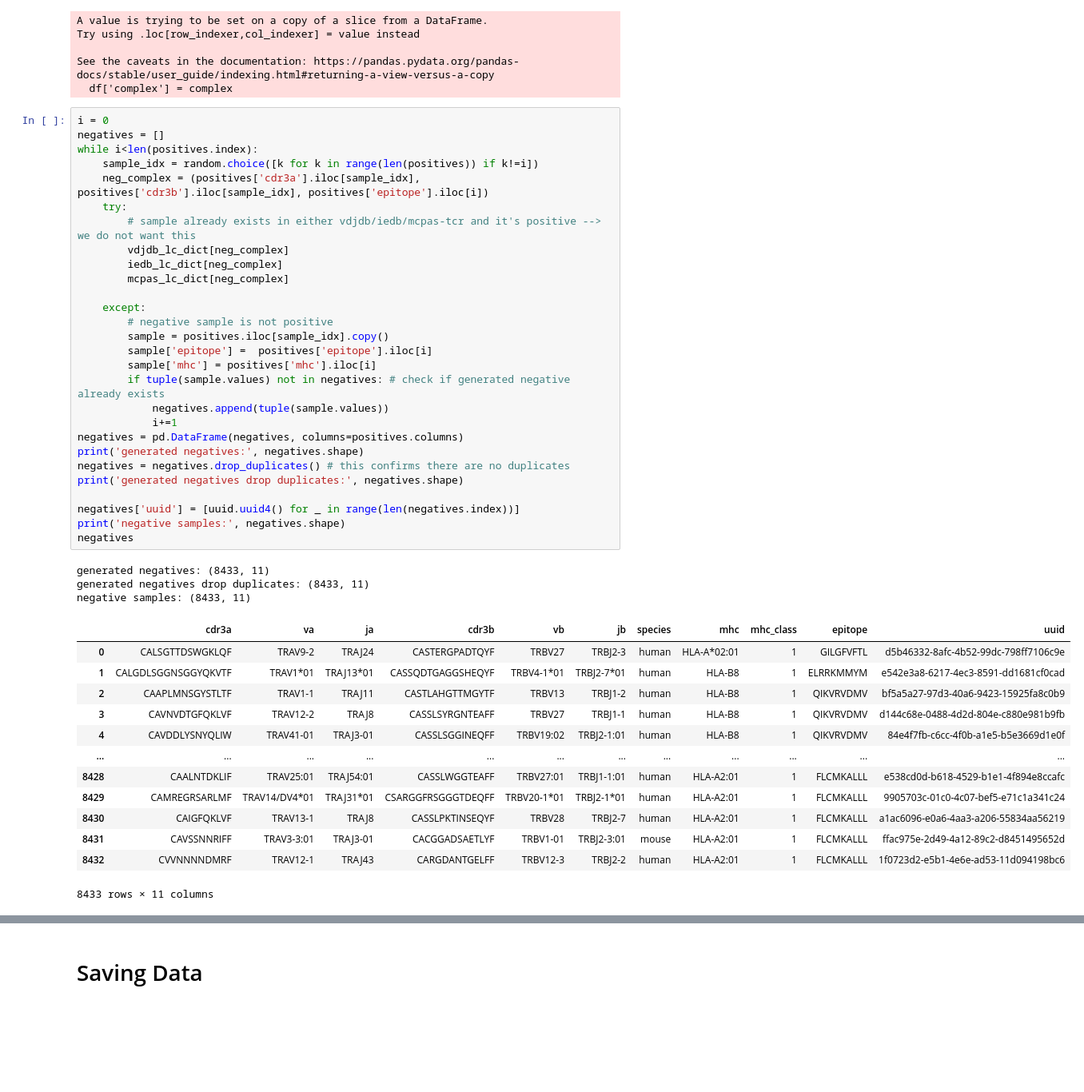
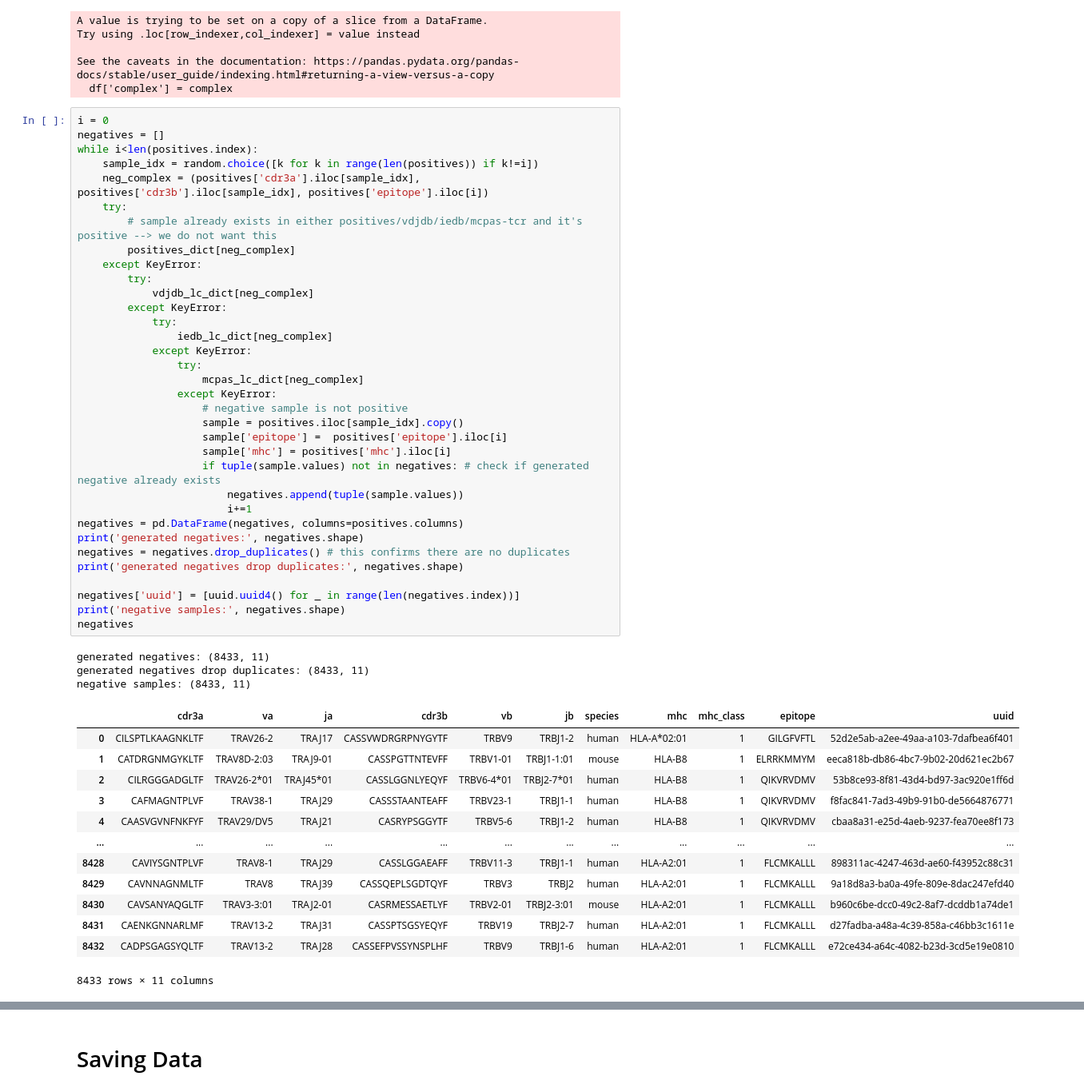
Before and after one commit to jgbrasier/tcrpmhc-binding, a Jupyter notebook: dataprep.ipynb, the cells around one changed output, grey strips where cells are left out. Shown at 80% size. Saved outputs shown, nothing was run; the diff lists cells and outputs as text; blank space fills up the shorter version.

Commit message:
final neg samples

```diff
--- a/dataprep.ipynb
+++ b/dataprep.ipynb
@@ -226,45 +226,51 @@ See the caveats in the documentation: https://pandas.pydata.org/pandas-docs/stab
 # %%
 i = 0
 negatives = []
 while i<len(positives.index):
     sample_idx = random.choice([k for k in range(len(positives)) if k!=i])
     neg_complex = (positives['cdr3a'].iloc[sample_idx], positives['cdr3b'].iloc[sample_idx], positives['epitope'].iloc[i])
     try:
-        # sample already exists in either vdjdb/iedb/mcpas-tcr and it's positive --> we do not want this
-        vdjdb_lc_dict[neg_complex]
-        iedb_lc_dict[neg_complex]
-        mcpas_lc_dict[neg_complex]
-
-    except:
-        # negative sample is not positive
-        sample = positives.iloc[sample_idx].copy()
-        sample['epitope'] =  positives['epitope'].iloc[i]
-        sample['mhc'] = positives['mhc'].iloc[i]
-        if tuple(sample.values) not in negatives: # check if generated negative already exists
-            negatives.append(tuple(sample.values))
-            i+=1
+        # sample already exists in either positives/vdjdb/iedb/mcpas-tcr and it's positive --> we do not want this
+        positives_dict[neg_complex]
+    except KeyError:
+        try:
+            vdjdb_lc_dict[neg_complex]
+        except KeyError:
+            try:
+                iedb_lc_dict[neg_complex]
+            except KeyError:
+                try:
+                    mcpas_lc_dict[neg_complex]
+                except KeyError:
+                    # negative sample is not positive
+                    sample = positives.iloc[sample_idx].copy()
+                    sample['epitope'] =  positives['epitope'].iloc[i]
+                    sample['mhc'] = positives['mhc'].iloc[i]
+                    if tuple(sample.values) not in negatives: # check if generated negative already exists
+                        negatives.append(tuple(sample.values))
+                        i+=1
 negatives = pd.DataFrame(negatives, columns=positives.columns)
 print('generated negatives:', negatives.shape)
 negatives = negatives.drop_duplicates() # this confirms there are no duplicates
 print('generated negatives drop duplicates:', negatives.shape)
 
 negatives['uuid'] = [uuid.uuid4() for _ in range(len(negatives.index))]
 print('negative samples:', negatives.shape)
 negatives
 # %% [output]
 generated negatives: (8433, 11)
 generated negatives drop duplicates: (8433, 11)
 negative samples: (8433, 11)
 |  | cdr3a | va | ja | cdr3b | vb | jb | species | mhc | mhc_class | epitope | uuid |
-| 0 | CALSGTTDSWGKLQF | TRAV9-2 | TRAJ24 | CASTERGPADTQYF | TRBV27 | TRBJ2-3 | human | HLA-A*02:01 | 1 | GILGFVFTL | d5b46332-8afc-4b52-99dc-798ff7106c9e |
-| 1 | CALGDLSGGNSGGYQKVTF | TRAV1*01 | TRAJ13*01 | CASSQDTGAGGSHEQYF | TRBV4-1*01 | TRBJ2-7*01 | human | HLA-B8 | 1 | ELRRKMMYM | e542e3a8-6217-4ec3-8591-dd1681cf0cad |
-| 2 | CAAPLMNSGYSTLTF | TRAV1-1 | TRAJ11 | CASTLAHGTTMGYTF | TRBV13 | TRBJ1-2 | human | HLA-B8 | 1 | QIKVRVDMV | bf5a5a27-97d3-40a6-9423-15925fa8c0b9 |
-| 3 | CAVNVDTGFQKLVF | TRAV12-2 | TRAJ8 | CASSLSYRGNTEAFF | TRBV27 | TRBJ1-1 | human | HLA-B8 | 1 | QIKVRVDMV | d144c68e-0488-4d2d-804e-c880e981b9fb |
-| 4 | CAVDDLYSNYQLIW | TRAV41-01 | TRAJ3-01 | CASSLSGGINEQFF | TRBV19:02 | TRBJ2-1:01 | human | HLA-B8 | 1 | QIKVRVDMV | 84e4f7fb-c6cc-4f0b-a1e5-b5e3669d1e0f |
+| 0 | CILSPTLKAAGNKLTF | TRAV26-2 | TRAJ17 | CASSVWDRGRPNYGYTF | TRBV9 | TRBJ1-2 | human | HLA-A*02:01 | 1 | GILGFVFTL | 52d2e5ab-a2ee-49aa-a103-7dafbea6f401 |
+| 1 | CATDRGNMGYKLTF | TRAV8D-2:03 | TRAJ9-01 | CASSPGTTNTEVFF | TRBV1-01 | TRBJ1-1:01 | mouse | HLA-B8 | 1 | ELRRKMMYM | eeca818b-db86-4bc7-9b02-20d621ec2b67 |
+| 2 | CILRGGGADGLTF | TRAV26-2*01 | TRAJ45*01 | CASSLGGNLYEQYF | TRBV6-4*01 | TRBJ2-7*01 | human | HLA-B8 | 1 | QIKVRVDMV | 53b8ce93-8f81-43d4-bd97-3ac920e1ff6d |
+| 3 | CAFMAGNTPLVF | TRAV38-1 | TRAJ29 | CASSSTAANTEAFF | TRBV23-1 | TRBJ1-1 | human | HLA-B8 | 1 | QIKVRVDMV | f8fac841-7ad3-49b9-91b0-de5664876771 |
+| 4 | CAASVGVNFNKFYF | TRAV29/DV5 | TRAJ21 | CASRYPSGGYTF | TRBV5-6 | TRBJ1-2 | human | HLA-B8 | 1 | QIKVRVDMV | cbaa8a31-e25d-4aeb-9237-fea70ee8f173 |
 | ... | ... | ... | ... | ... | ... | ... | ... | ... | ... | ... | ... |
-| 8428 | CAALNTDKLIF | TRAV25:01 | TRAJ54:01 | CASSLWGGTEAFF | TRBV27:01 | TRBJ1-1:01 | human | HLA-A2:01 | 1 | FLCMKALLL | e538cd0d-b618-4529-b1e1-4f894e8ccafc |
-| 8429 | CAMREGRSARLMF | TRAV14/DV4*01 | TRAJ31*01 | CSARGGFRSGGGTDEQFF | TRBV20-1*01 | TRBJ2-1*01 | human | HLA-A2:01 | 1 | FLCMKALLL | 9905703c-01c0-4c07-bef5-e71c1a341c24 |
-| 8430 | CAIGFQKLVF | TRAV13-1 | TRAJ8 | CASSLPKTINSEQYF | TRBV28 | TRBJ2-7 | human | HLA-A2:01 | 1 | FLCMKALLL | a1ac6096-e0a6-4aa3-a206-55834aa56219 |
-| 8431 | CAVSSNNRIFF | TRAV3-3:01 | TRAJ3-01 | CACGGADSAETLYF | TRBV1-01 | TRBJ2-3:01 | mouse | HLA-A2:01 | 1 | FLCMKALLL | ffac975e-2d49-4a12-89c2-d8451495652d |
-| 8432 | CVVNNNNDMRF | TRAV12-1 | TRAJ43 | CARGDANTGELFF | TRBV12-3 | TRBJ2-2 | human | HLA-A2:01 | 1 | FLCMKALLL | 1f0723d2-e5b1-4e6e-ad53-11d094198bc6 |
+| 8428 | CAVIYSGNTPLVF | TRAV8-1 | TRAJ29 | CASSLGGAEAFF | TRBV11-3 | TRBJ1-1 | human | HLA-A2:01 | 1 | FLCMKALLL | 898311ac-4247-463d-ae60-f43952c88c31 |
+| 8429 | CAVNNAGNMLTF | TRAV8 | TRAJ39 | CASSQEPLSGDTQYF | TRBV3 | TRBJ2 | human | HLA-A2:01 | 1 | FLCMKALLL | 9a18d8a3-ba0a-49fe-809e-8dac247efd40 |
+| 8430 | CAVSANYAQGLTF | TRAV3-3:01 | TRAJ2-01 | CASRMESSAETLYF | TRBV2-01 | TRBJ2-3:01 | mouse | HLA-A2:01 | 1 | FLCMKALLL | b960c6be-dcc0-49c2-8af7-dcddb1a74de1 |
+| 8431 | CAENKGNNARLMF | TRAV13-2 | TRAJ31 | CASSPTSGSYEQYF | TRBV19 | TRBJ2-7 | human | HLA-A2:01 | 1 | FLCMKALLL | d27fadba-a48a-4c39-858a-c46bb3c1611e |
+| 8432 | CADPSGAGSYQLTF | TRAV13-2 | TRAJ28 | CASSEFPVSSYNSPLHF | TRBV9 | TRBJ1-6 | human | HLA-A2:01 | 1 | FLCMKALLL | e72ce434-a64c-4082-b23d-3cd5e19e0810 |
 8433 rows × 11 columns
```
Also changed, not shown: parts of 2 cells of this notebook, 2 other files.
